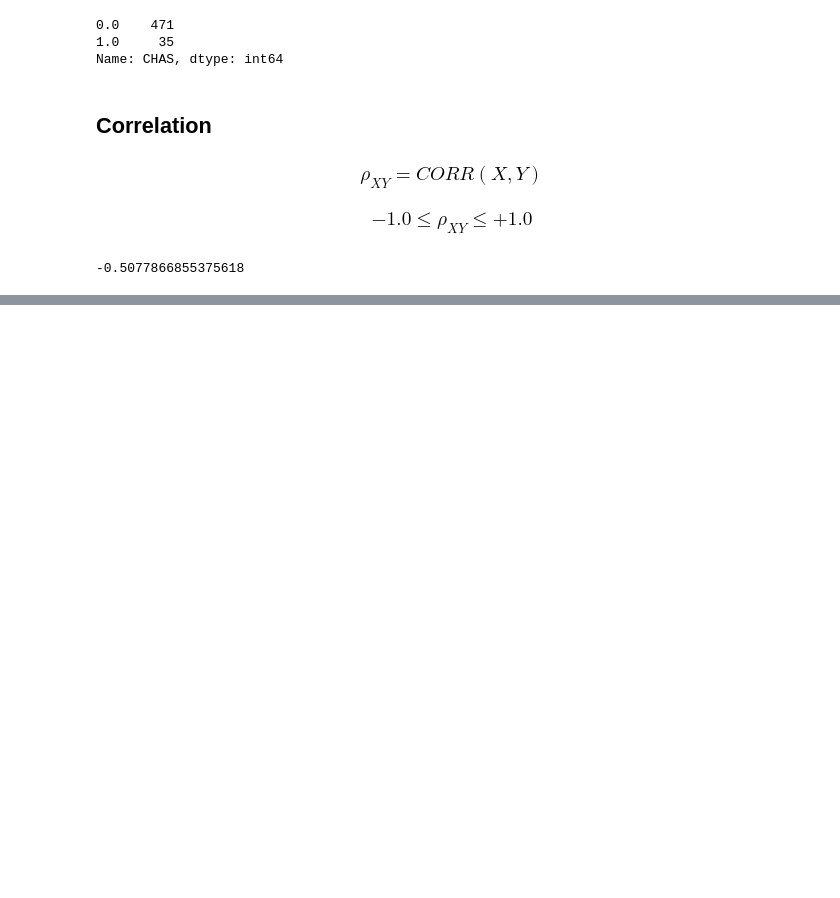
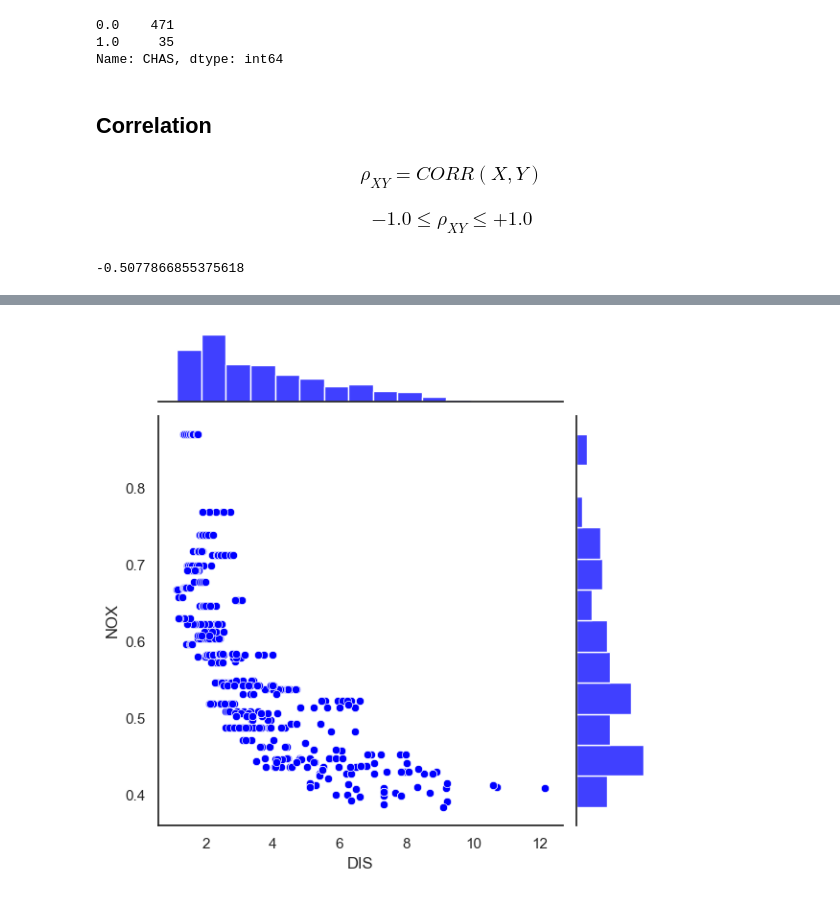
Before and after one commit to Onafowokan-Testament/04_multivaraible-prediction, a Jupyter notebook: main.ipynb, the cells around one changed output, grey strips where cells are left out. Cells and saved outputs as stored; diff of their text form; code cells hidden in the pictures; blank space fills up the shorter version.

```diff
--- a/main.ipynb
+++ b/main.ipynb
@@ -101,0 +139,9 @@ data['PRICES'].corr(data['PTRATIO'])
+# %%
+# using seaborn module
+sns.set()
+sns.set_style('white')
+
+sns.jointplot(x=data['DIS'], y=data['NOX'], color='blue')
+plt.show()
+# %% [output]
+[figure, added]
```
Also changed, not shown: parts of 4 cells of this notebook.
